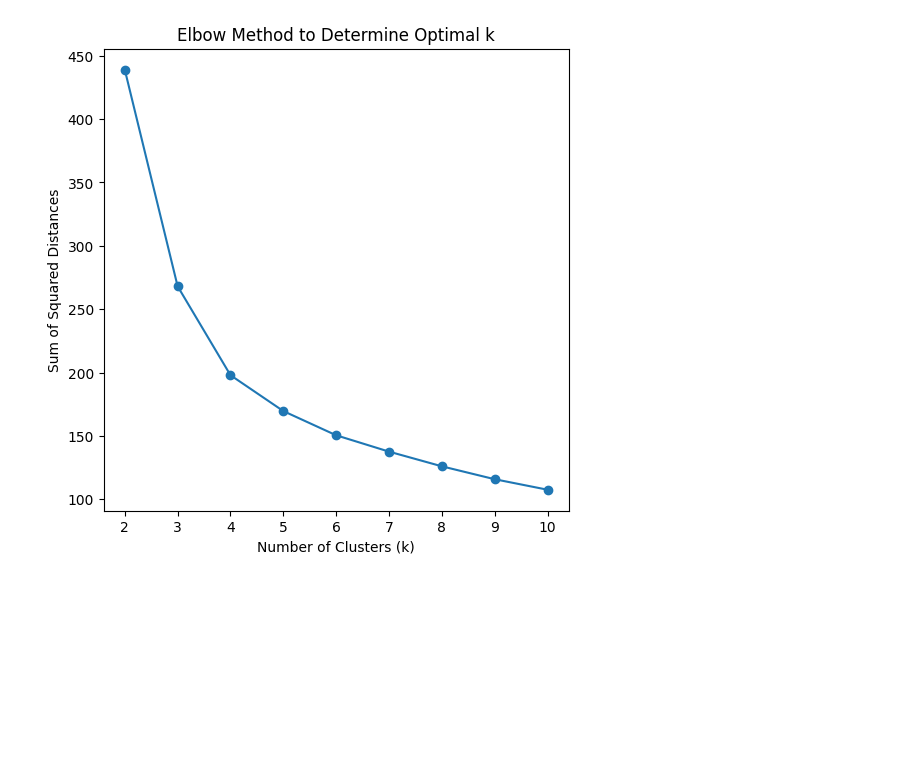
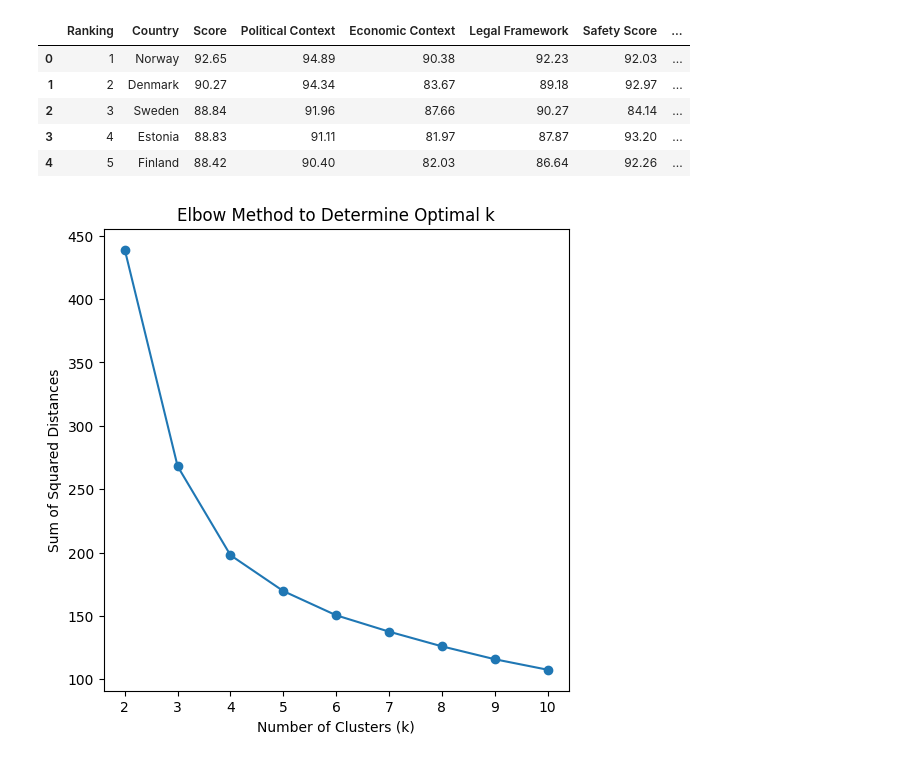
Before and after one commit to eugenefauntleroy/press_freedom_cluster_analysis, a Jupyter notebook: cluster_analysis_press_freedom.ipynb, the cells around one changed output. Drawn from its saved outputs; the diff is of its cells as text; code cells hidden in the pictures; blank space fills up the shorter version.

```diff
--- a/cluster_analysis_press_freedom.ipynb
+++ b/cluster_analysis_press_freedom.ipynb
@@ -1,5 +1,15 @@
 # %% [markdown]
 <a href="https://colab.research.google.com/github/eugenefauntleroy/press_freedom_cluster_analysis/blob/main/cluster_analysis_press_freedom.ipynb" target="_parent"><img src="https://colab.research.google.com/assets/colab-badge.svg" alt="Open In Colab"/></a>
+# %%
+#display data
+rsf_data.head()
+# %% [output]
+|  | Ranking | Country | Score | Political Context | Economic Context | Legal Framework | Safety Score | ... |
+| 0 | 1 | Norway | 92.65 | 94.89 | 90.38 | 92.23 | 92.03 | ... |
+| 1 | 2 | Denmark | 90.27 | 94.34 | 83.67 | 89.18 | 92.97 | ... |
+| 2 | 3 | Sweden | 88.84 | 91.96 | 87.66 | 90.27 | 84.14 | ... |
+| 3 | 4 | Estonia | 88.83 | 91.11 | 81.97 | 87.87 | 93.20 | ... |
+| 4 | 5 | Finland | 88.42 | 90.40 | 82.03 | 86.64 | 92.26 | ... |
 # %%
 # Import necessary libraries
 import pandas as pd
```
Also changed, not shown: parts of 1 cell of this notebook.
